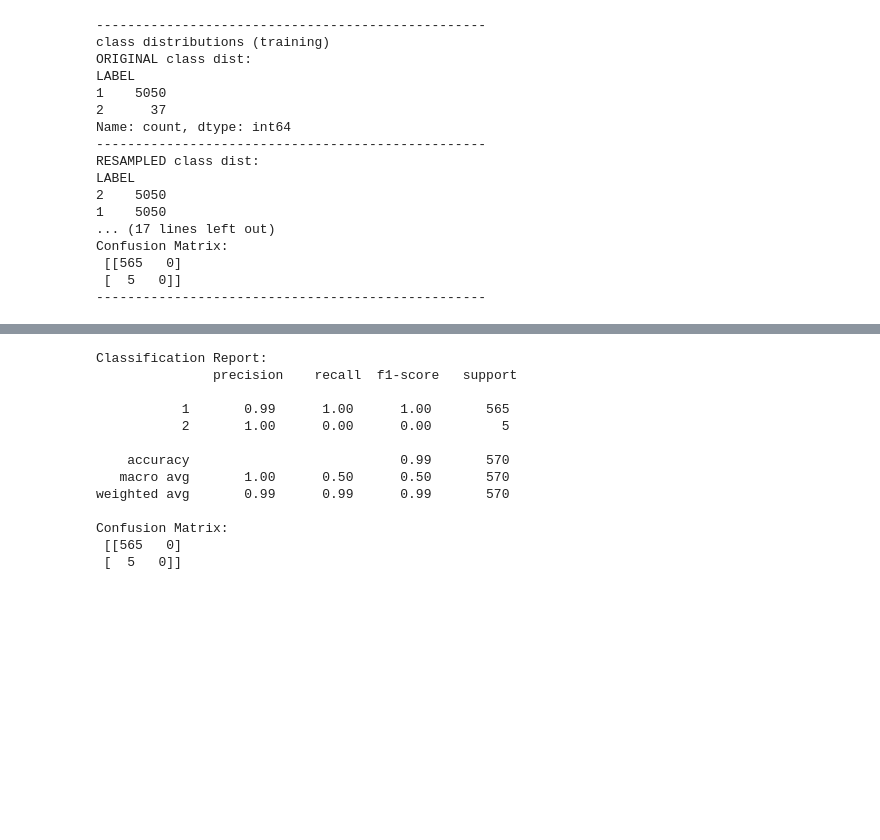
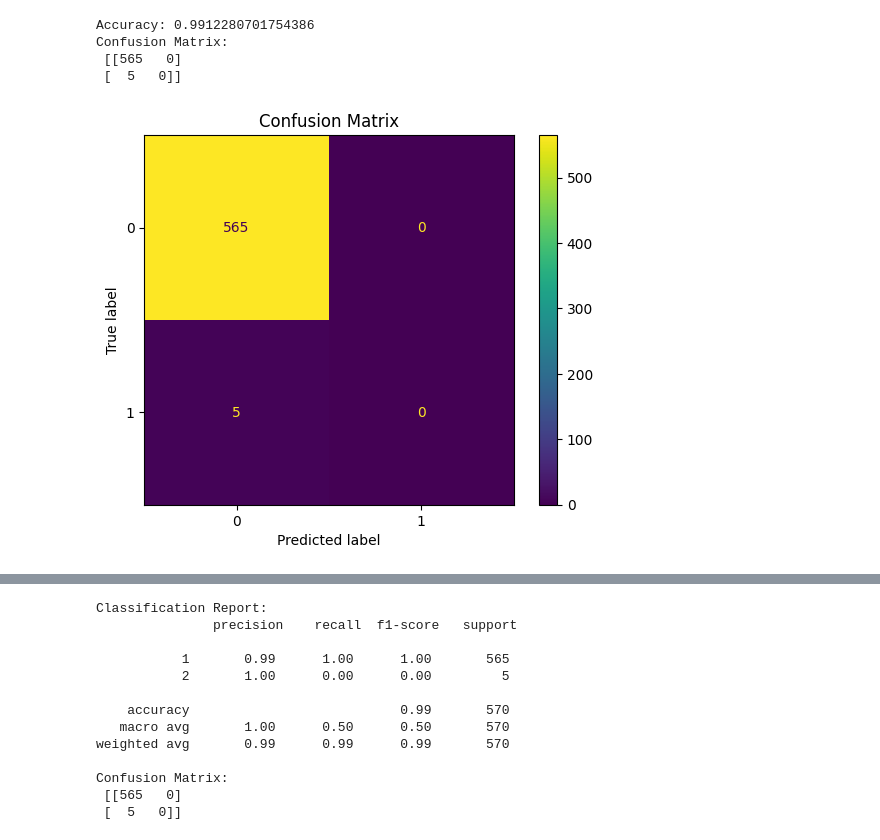
Before and after one commit to MikeFalkov/exoplanetDSA230, a Jupyter notebook: model_test.ipynb, the cells around one changed output, grey strips where cells are left out. Cells and saved outputs as stored; diff of their text form; code cells hidden in the pictures; blank space fills up the shorter version.

```diff
--- a/model_test.ipynb
+++ b/model_test.ipynb
@@ -1,5 +1,16 @@
+# %%
+from sklearn.metrics import confusion_matrix, ConfusionMatrixDisplay
+import matplotlib.pyplot as plt
+
+def plot_confusion_matrix(y_obs, y_exp):
+    cm = confusion_matrix(y_obs, y_exp)
+    disp = ConfusionMatrixDisplay(confusion_matrix=cm)
+    disp.plot(cmap='viridis')
+    plt.title("Confusion Matrix")
+    plt.show()
 # %%
 import pandas as pd
+import numpy as np  # noqa
 from sklearn.ensemble import RandomForestClassifier
 from sklearn.metrics import accuracy_score, classification_report, confusion_matrix
 from sklearn.preprocessing import StandardScaler
@@ -13,58 +24,43 @@ X_train = train_data.iloc[:, 1:]  # Features
 y_train = train_data.iloc[:, 0]   # Labels
 X_test = test_data.iloc[:, 1:]    # Features
 y_test = test_data.iloc[:, 0]     # Labels
 
 # print(y_train.value_counts())
 # print(y_test.value_counts())
 
+# Map labels to binary: 1 → 0, 2 → 1
+y_train = y_train.map({1: 0, 2: 1})
+y_test = y_test.map({1: 0, 2: 1})
+
 # Scale
 scaler = StandardScaler()
 X_train_scaled = scaler.fit_transform(X_train)
 X_test_scaled = scaler.transform(X_test)
 
-# Balance (training data)
+# Balance
 smote = SMOTE(random_state=42)
 X_train_resampled, y_train_resampled = smote.fit_resample(X_train_scaled, y_train)
 
-print("-"*50)
-print("class distributions (training)")
-print("ORIGINAL class dist:")
-print(y_train.value_counts())
-print("-"*50)
-print("RESAMPLED class dist:")
-print(pd.Series(y_train_resampled).value_counts())
-print("-"*50)
+# print("ORIGINAL dist (y_train):")
+# print(y_train.value_counts())
+# print("RESAMPLED dist (y_train):")
+# print(pd.Series(y_train_resampled).value_counts())
 
 # Train
 model = RandomForestClassifier(random_state=42, class_weight='balanced')
 model.fit(X_train_resampled, y_train_resampled)
 
 # Predict
 y_pred = model.predict(X_test_scaled)
 
 # Evaluate
-print("-"*50)
+# print("\nClassification Report:\n", classification_report(y_test, y_pred, zero_division=1))
 print("Accuracy:", accuracy_score(y_test, y_pred))
-print("-"*50)
-print("\nClassification Report:\n", classification_report(y_test, y_pred, zero_division=1))
-print("-"*50)
 print("Confusion Matrix:\n", confusion_matrix(y_test, y_pred))
-print("-"*50)
+plot_confusion_matrix(y_test, y_pred)
 # %% [output]
---------------------------------------------------
-class distributions (training)
-ORIGINAL class dist:
-LABEL
-1    5050
-2      37
-Name: count, dtype: int64
---------------------------------------------------
-RESAMPLED class dist:
-LABEL
-2    5050
-1    5050
-... (17 lines left out)
+Accuracy: 0.9912280701754386
 Confusion Matrix:
  [[565   0]
  [  5   0]]
---------------------------------------------------
+[figure, added]
```
Also changed, not shown: parts of 4 cells of this notebook, 2 other files.
